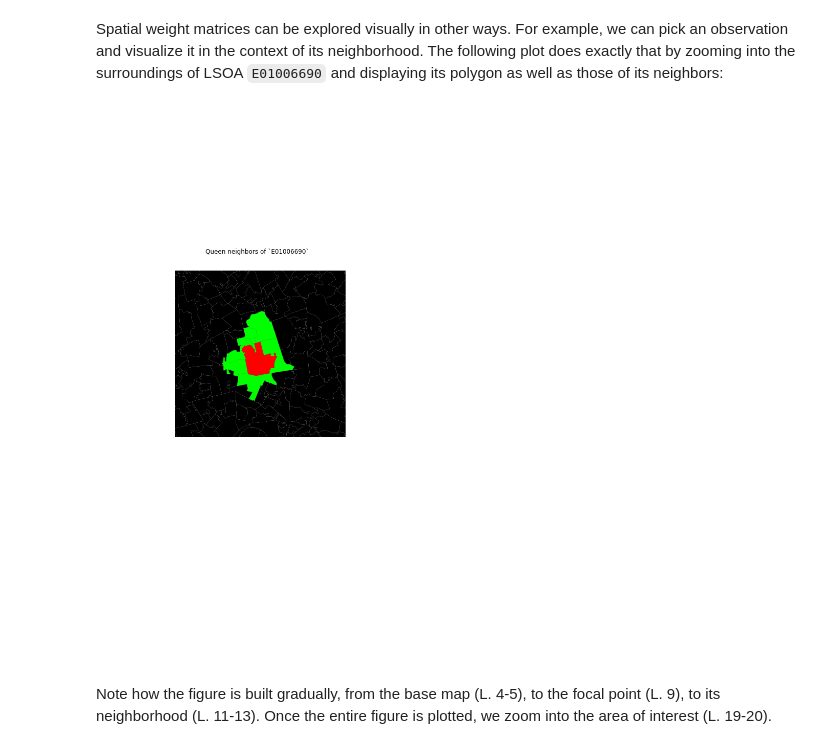
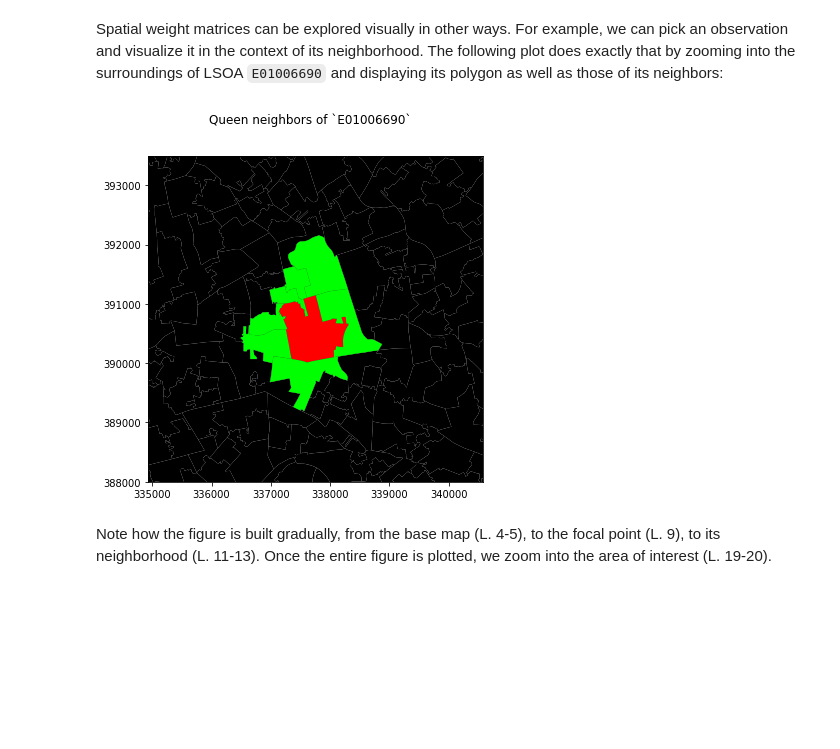
Before and after one commit to darribas/gds17, a Jupyter notebook: content/labs/lab_04.ipynb, the cells around one changed output. Cells and saved outputs as stored; diff of their text form; code cells hidden in the pictures; blank space fills up the shorter version.

Commit message:
Updating Lab 4 on weights

```diff
--- a/content/labs/lab_04.ipynb
+++ b/content/labs/lab_04.ipynb
@@ -81,0 +77,3 @@ w_queen
+# %%
+w_queen = ps.weights.Queen.from_dataframe(imd)
+w_queen
@@ -179,27 +179,26 @@ Spatial weight matrices can be explored visually in other ways. For example, we
 # %%
 # Setup figure
 f, ax = plt.subplots(1, figsize=(6, 6))
 # Plot base layer of polygons
 imd.plot(ax=ax, facecolor='k', linewidth=0.1)
 # Select focal polygon
 # NOTE we pass both the area code and the column name
 #      (`geometry`) within brackets!!!
 focus = imd.loc[['E01006690'], ['geometry']]
 # Plot focal polygon
 focus.plot(facecolor='red', alpha=1, linewidth=0, ax=ax)
 # Plot neighbors
 neis = imd.loc[w_queen['E01006690'], :]
 neis.plot(ax=ax, facecolor='lime', linewidth=0)
 # Title
 f.suptitle("Queen neighbors of `E01006690`")
 # Style and display on screen
-ax.set_axis_off()
 plt.axis('equal')
 ax.set_ylim(388000, 393500)
 ax.set_xlim(336000, 339500)
 plt.show()
 # %% [output]
-[figure, old version]
+[figure, new version]
 # %% [markdown]
 Note how the figure is built gradually, from the base map (L. 4-5), to the focal point (L. 9), to its neighborhood (L. 11-13). Once the entire figure is plotted, we zoom into the area of interest (L. 19-20).
 # %% [markdown]
```
Also changed, not shown: parts of 13 cells of this notebook, 2 other files.
